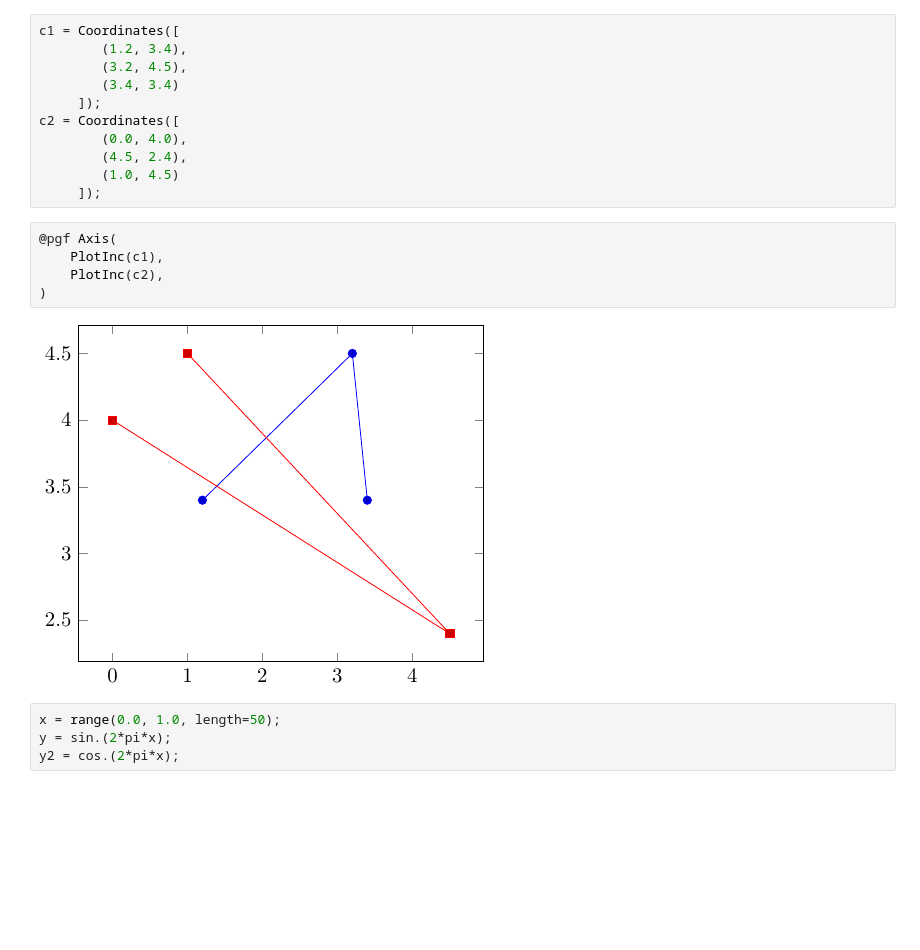
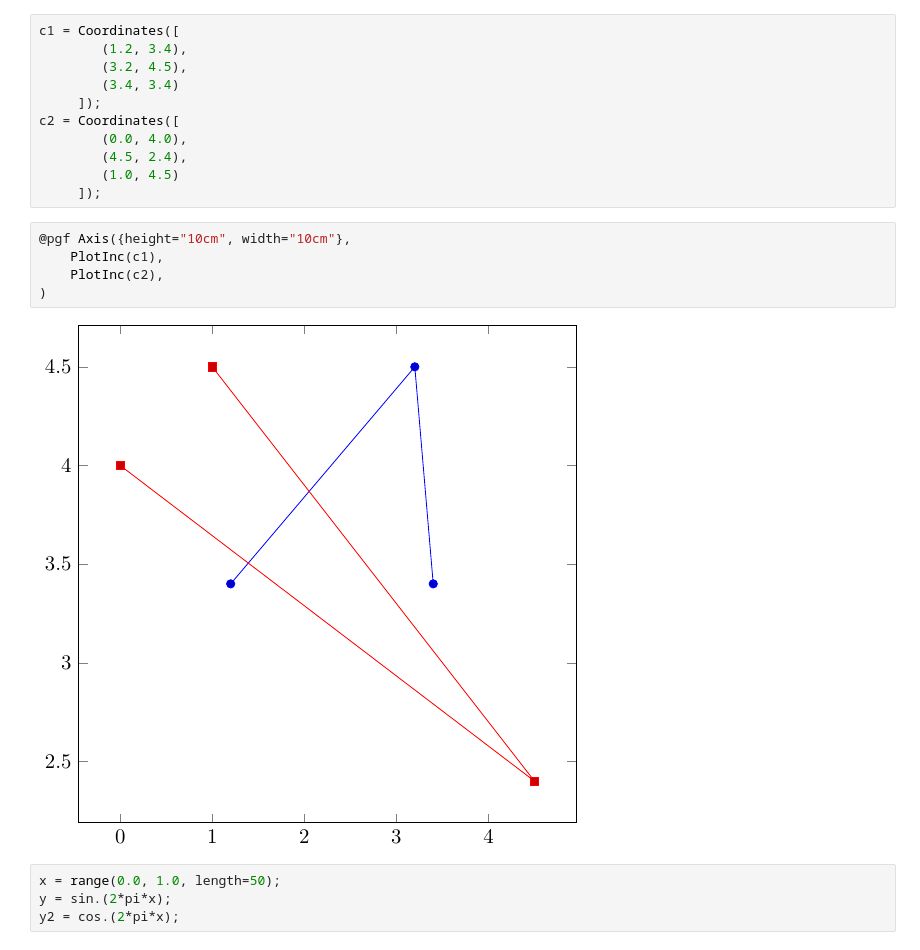
Before and after one commit to f-fathurrahman/ffr-julia-stuffs, a Jupyter notebook: PGFPlotsX/Examples_PGFPlotsX.ipynb, the cells around one changed output. Cells and saved outputs as stored; diff of their text form; blank space fills up the shorter version.

```diff
--- a/PGFPlotsX/Examples_PGFPlotsX.ipynb
+++ b/PGFPlotsX/Examples_PGFPlotsX.ipynb
@@ -61,12 +58,12 @@ c2 = Coordinates([
         (1.0, 4.5)
      ]);
 # %%
-@pgf Axis(
+@pgf Axis({height="10cm", width="10cm"},
     PlotInc(c1),
     PlotInc(c2),
 )
 # %% [output]
-[figure, old version]
+[figure, new version]
 # %%
 x = range(0.0, 1.0, length=50);
 y = sin.(2*pi*x);
```
Also changed, not shown: parts of 13 cells of this notebook.
